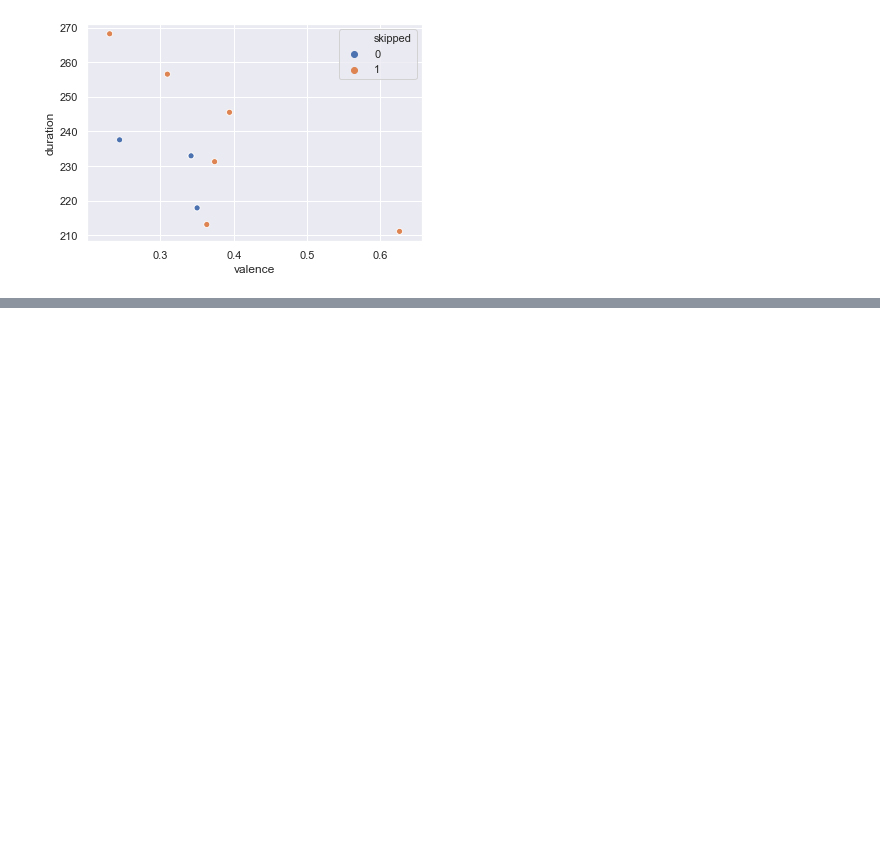
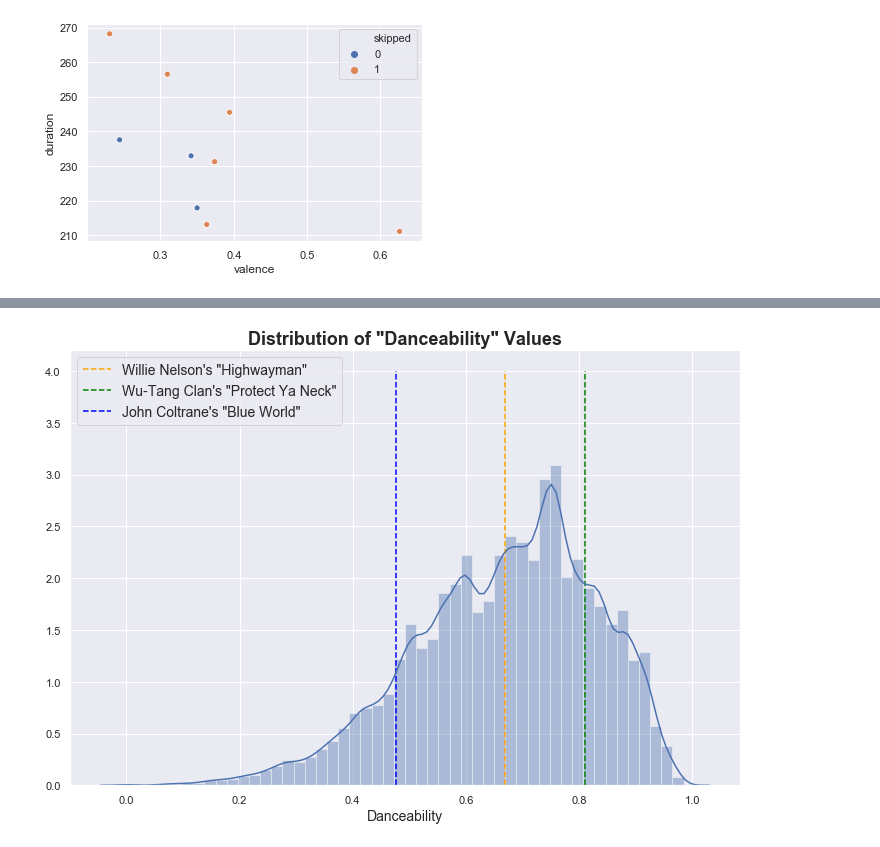
Before and after one commit to a-poor/spotify-skip-prediction, a Jupyter notebook: lgbm_model_single_history.ipynb, the cells around one changed output, grey strips where cells are left out. Cells and saved outputs as stored; diff of their text form; code cells hidden in the pictures; blank space fills up the shorter version.

```diff
--- a/lgbm_model_single_history.ipynb
+++ b/lgbm_model_single_history.ipynb
@@ -812,0 +883,47 @@ sns.scatterplot(
+# %%
+plt.figure(figsize=(12,8))
+sns.distplot(
+    full_session_data.danceability
+)
+plt.title(
+    "Distribution of \"Danceability\" Values",
+    fontweight='bold',
+    fontsize=18
+)
+
+plt.vlines(
+    0.67,
+    0,
+    4,
+    label="Willie Nelson's \"Highwayman\"",
+    colors='orange',
+    linestyles='dashed'
+)
+plt.vlines(
+    0.81,
+    0,
+    4,
+    label="Wu-Tang Clan's \"Protect Ya Neck\"",
+    colors='green',
+    linestyles='dashed'
+)
+plt.vlines(
+    0.477,
+    0,
+    4,
+    label="John Coltrane's \"Blue World\"",
+    colors='blue',
+    linestyles='dashed'
+)
+plt.legend(
+    fontsize=14,
+    loc=2
+)
+plt.xlabel(
+    "Danceability",
+    fontsize=14
+)
+plt.savefig("images/feature_eda/danceability_distribution.png")
+# plt.show()
+# %% [output]
+[figure, added]
```
Also changed, not shown: parts of 13 cells of this notebook, 10 other files.
